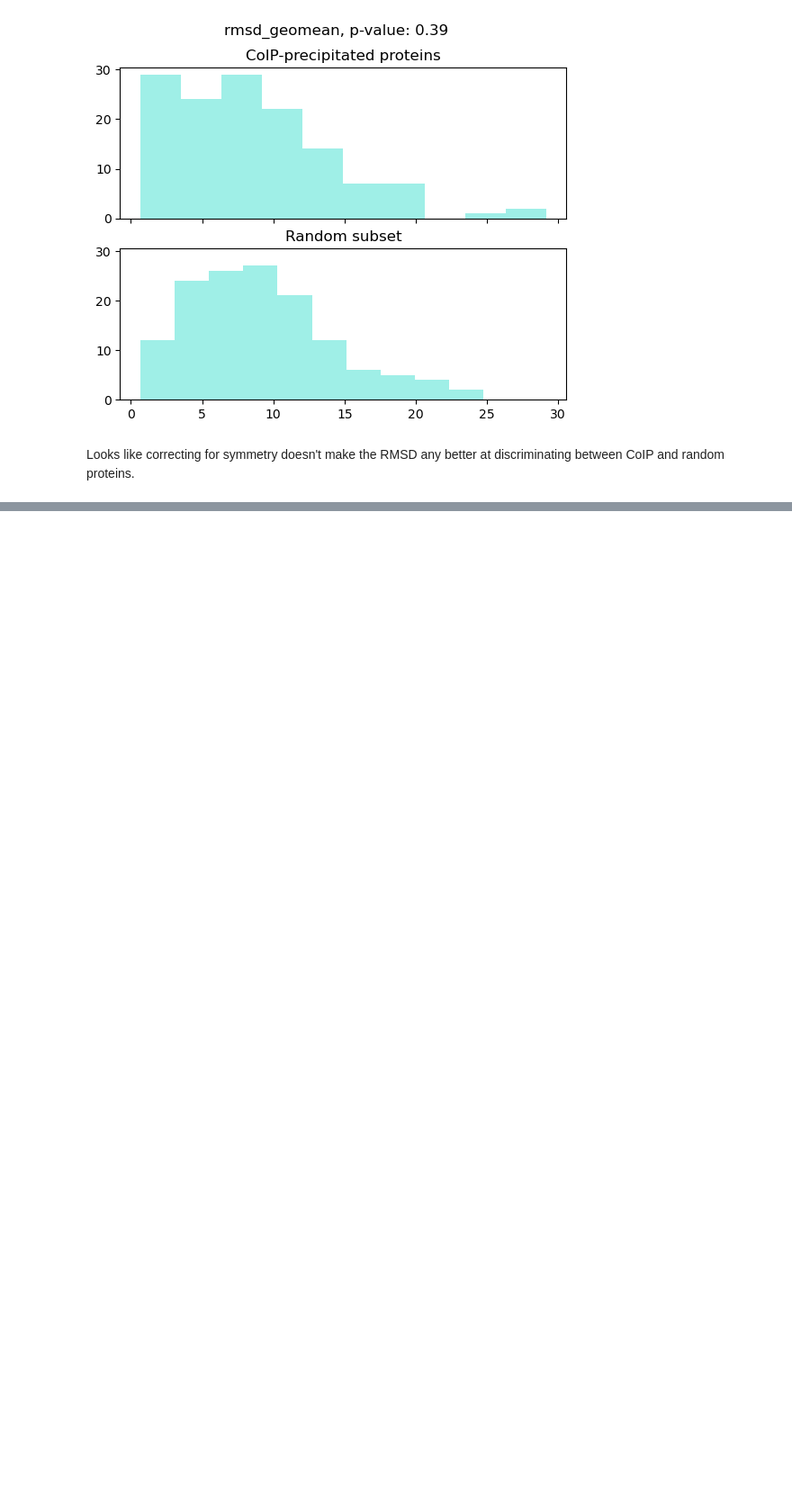
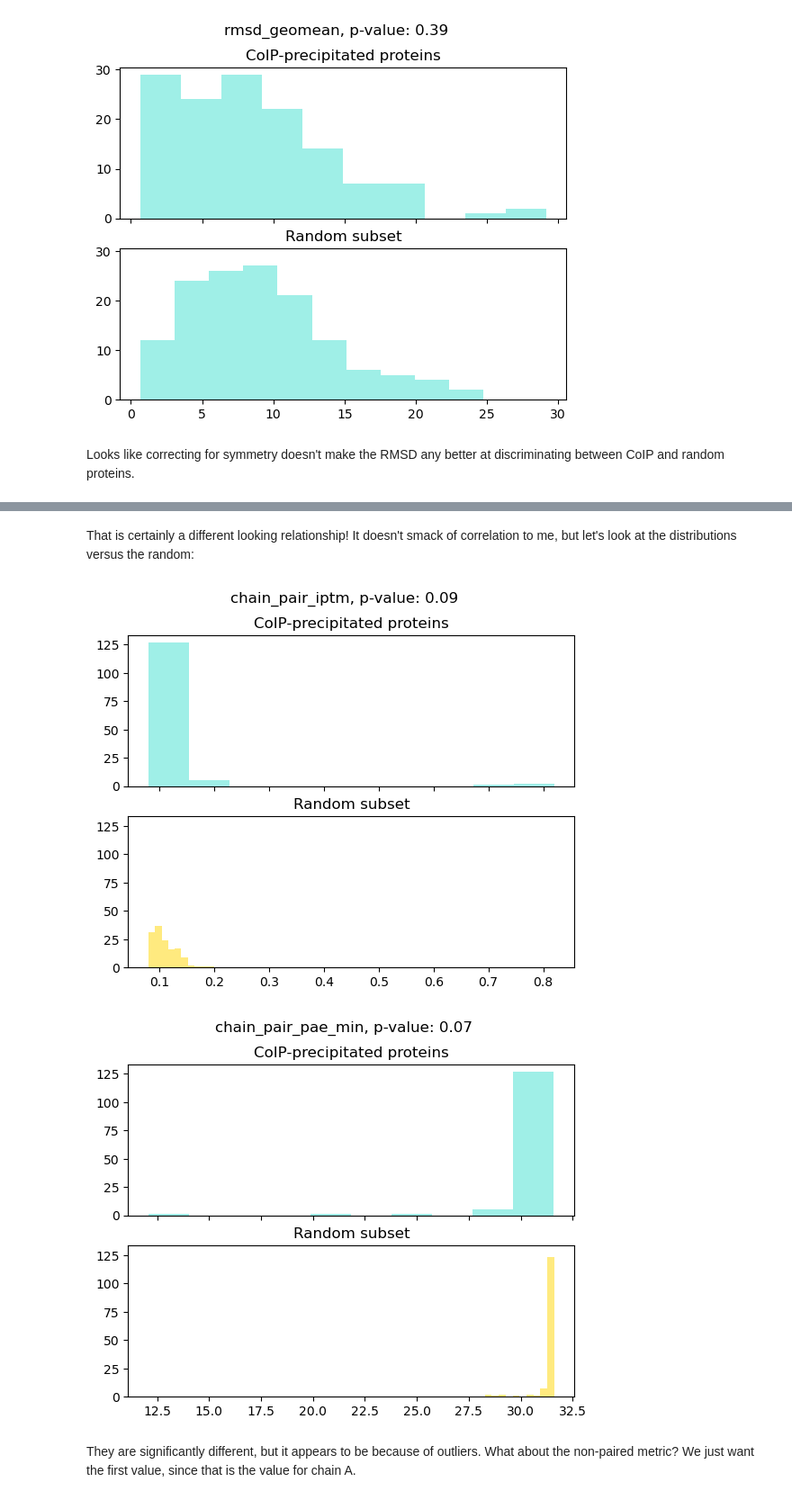
Before and after one commit to photosynthesharpe/alpha-utility, a Jupyter notebook: notebooks/coIP_vs_predicted.ipynb, the cells around one changed output, grey strips where cells are left out. Shown: that part at 90% size. Cells and saved outputs as stored; diff of their text form; code cells hidden in the pictures; blank space fills up the shorter version.

```diff
--- a/notebooks/coIP_vs_predicted.ipynb
+++ b/notebooks/coIP_vs_predicted.ipynb
@@ -276,0 +362,24 @@ Looks like correcting for symmetry doesn't make the RMSD any better at discrimin
+# %% [markdown]
+That is certainly a different looking relationship! It doesn't smack of correlation to me, but let's look at the distributions versus the random:
+# %%
+for paired_stat in ['chain_pair_iptm', 'chain_pair_pae_min']:
+
+    max_pair = {k: get_max_pair_metric(v, paired_stat) for k, v in summary_confidence_dicts.items()}
+    random_max_pair = {k: get_max_pair_metric(v, paired_stat) for k, v in random_summary_confidence_dicts.items()}
+
+    fig, axs = plt.subplots(2, 1, sharex=True, sharey=True)
+
+    axs[0].hist(max_pair.values(), color='turquoise', alpha=0.5, label=paired_stat)
+    axs[0].set_title('CoIP-precipitated proteins')
+
+    axs[1].hist(random_max_pair.values(), color='gold', alpha=0.5, label=paired_stat)
+    axs[1].set_title('Random subset')
+
+    pval = ttest_ind(list(max_pair.values()), list(random_max_pair.values())).pvalue
+
+    fig.suptitle(f'{paired_stat}, p-value: {pval:.2f}')
+# %% [output]
+[figure, added]
+[figure, added]
+# %% [markdown]
+They are significantly different, but it appears to be because of outliers. What about the non-paired metric? We just want the first value, since that is the value for chain A.
```
Also changed, not shown: parts of 18 cells of this notebook, 1 other file.
